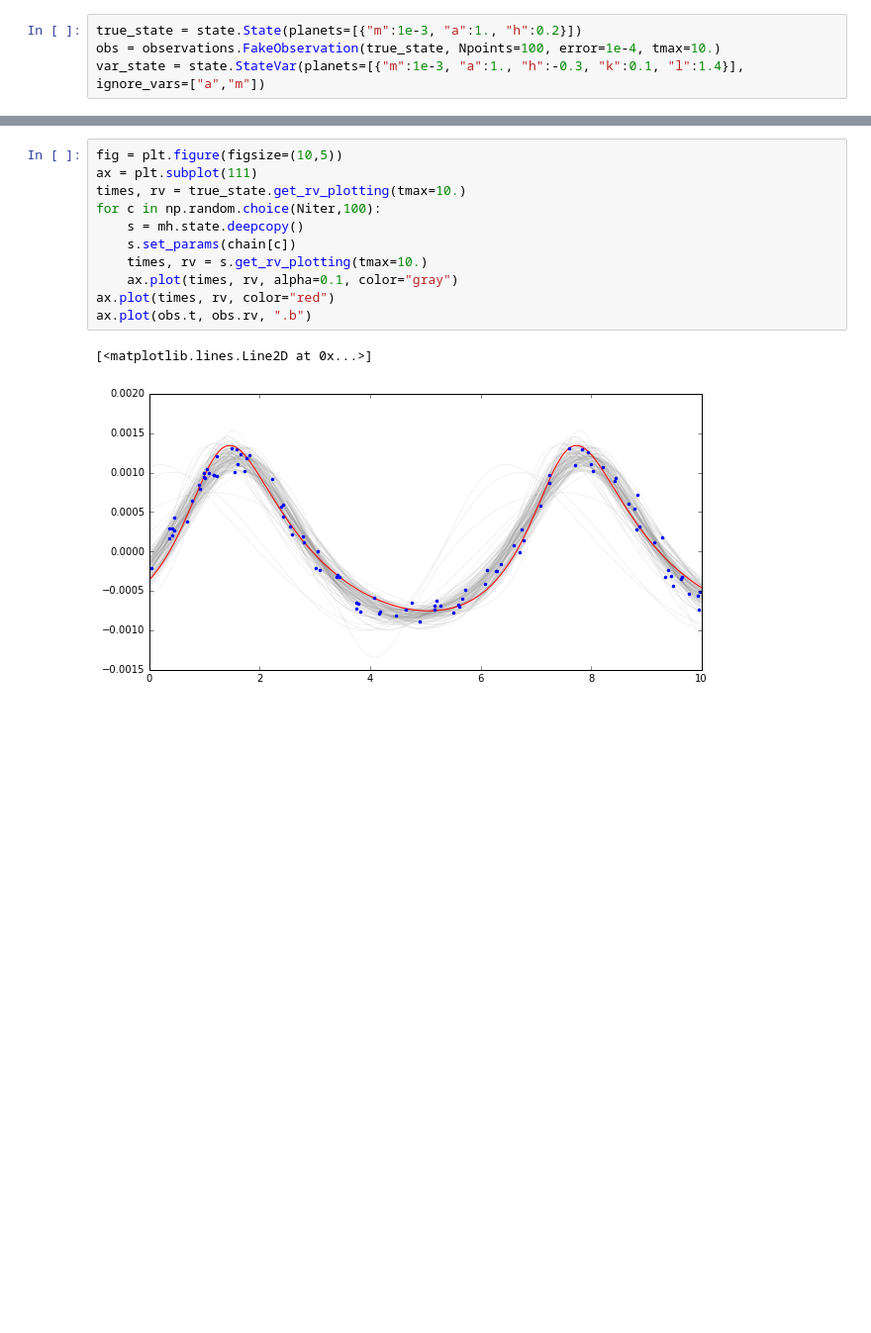
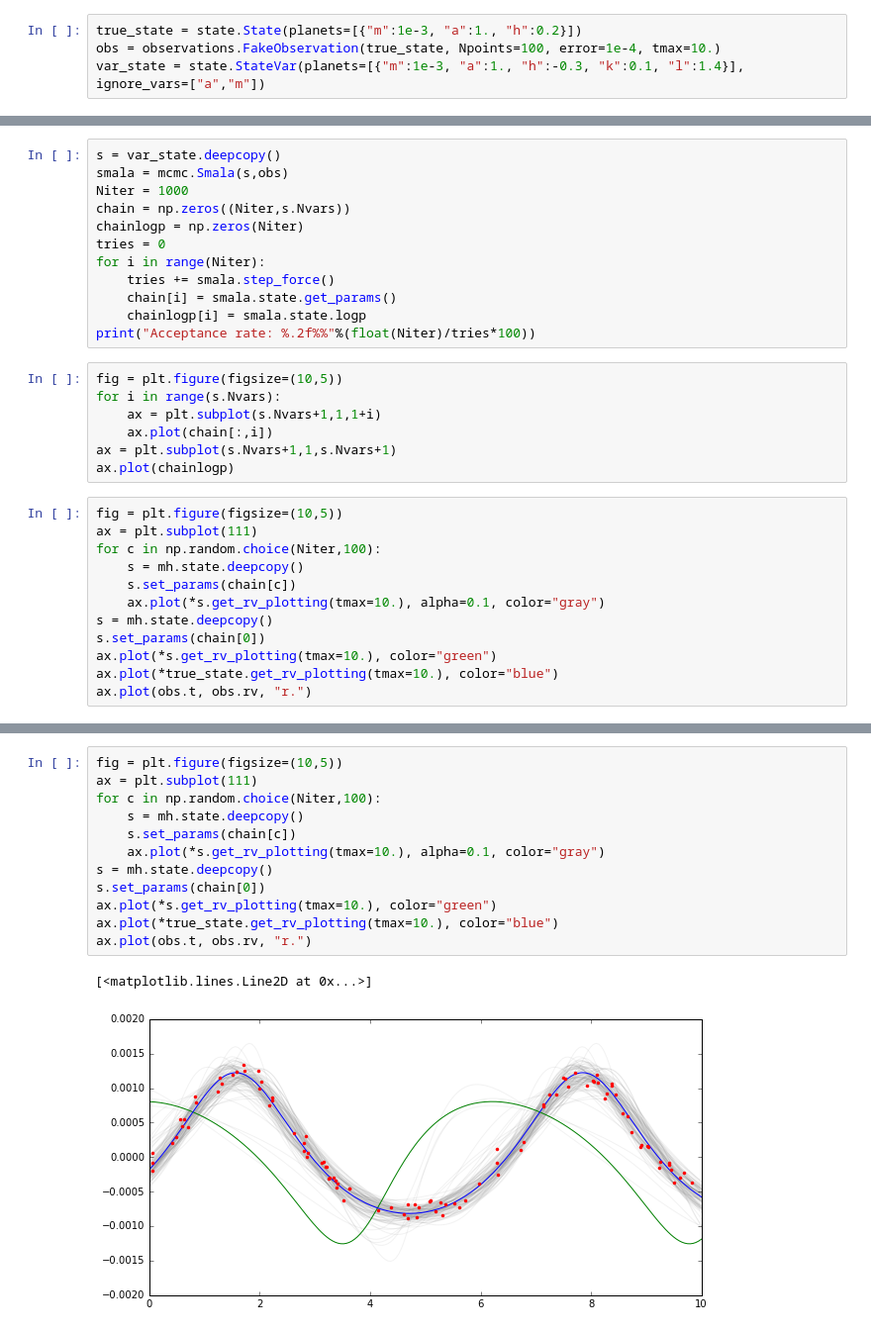
Before and after one commit to hannorein/rebound, a Jupyter notebook: Pal_MCMC.ipynb, the cells around one changed output, grey strips where cells are left out. Shown at 99% size. Drawn from its saved outputs; the diff is of its cells as text; blank space fills up the shorter version.

Commit message:
testing smala implementation

```diff
--- a/Pal_MCMC.ipynb
+++ b/Pal_MCMC.ipynb
@@ -86,3 +86,34 @@ Second order:
+# %%
+s = var_state.deepcopy()
+smala = mcmc.Smala(s,obs)
+Niter = 1000
+chain = np.zeros((Niter,s.Nvars))
+chainlogp = np.zeros(Niter)
+tries = 0
+for i in range(Niter):
+    tries += smala.step_force()
+    chain[i] = smala.state.get_params()
+    chainlogp[i] = smala.state.logp
+print("Acceptance rate: %.2f%%"%(float(Niter)/tries*100))
+# %%
+fig = plt.figure(figsize=(10,5))
+for i in range(s.Nvars):
+    ax = plt.subplot(s.Nvars+1,1,1+i)
+    ax.plot(chain[:,i])
+ax = plt.subplot(s.Nvars+1,1,s.Nvars+1)
+ax.plot(chainlogp)
+# %%
+fig = plt.figure(figsize=(10,5))
+ax = plt.subplot(111)
+for c in np.random.choice(Niter,100):
+    s = mh.state.deepcopy()
+    s.set_params(chain[c])
+    ax.plot(*s.get_rv_plotting(tmax=10.), alpha=0.1, color="gray")
+s = mh.state.deepcopy()
+s.set_params(chain[0])
+ax.plot(*s.get_rv_plotting(tmax=10.), color="green")
+ax.plot(*true_state.get_rv_plotting(tmax=10.), color="blue")
+ax.plot(obs.t, obs.rv, "r.")
 # %%
 s = var_state.deepcopy()
 mh = mcmc.Mh(s,obs)
@@ -109,14 +142,15 @@ ax.plot(chainlogp)
 # %%
 fig = plt.figure(figsize=(10,5))
 ax = plt.subplot(111)
-times, rv = true_state.get_rv_plotting(tmax=10.)
 for c in np.random.choice(Niter,100):
     s = mh.state.deepcopy()
     s.set_params(chain[c])
-    times, rv = s.get_rv_plotting(tmax=10.)
-    ax.plot(times, rv, alpha=0.1, color="gray")
-ax.plot(times, rv, color="red")
-ax.plot(obs.t, obs.rv, ".b")
+    ax.plot(*s.get_rv_plotting(tmax=10.), alpha=0.1, color="gray")
+s = mh.state.deepcopy()
+s.set_params(chain[0])
+ax.plot(*s.get_rv_plotting(tmax=10.), color="green")
+ax.plot(*true_state.get_rv_plotting(tmax=10.), color="blue")
+ax.plot(obs.t, obs.rv, "r.")
 # %% [output]
 [<matplotlib.lines.Line2D at 0x...>]
-[figure, old version]
+[figure, new version]
```
Also changed, not shown: parts of 4 cells of this notebook, 2 other files.
